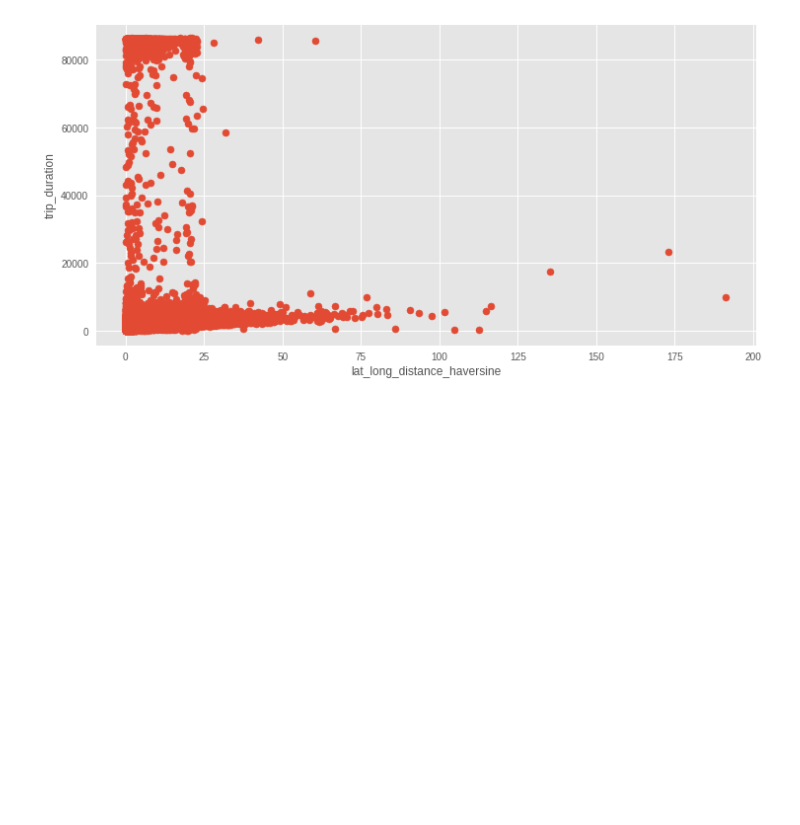
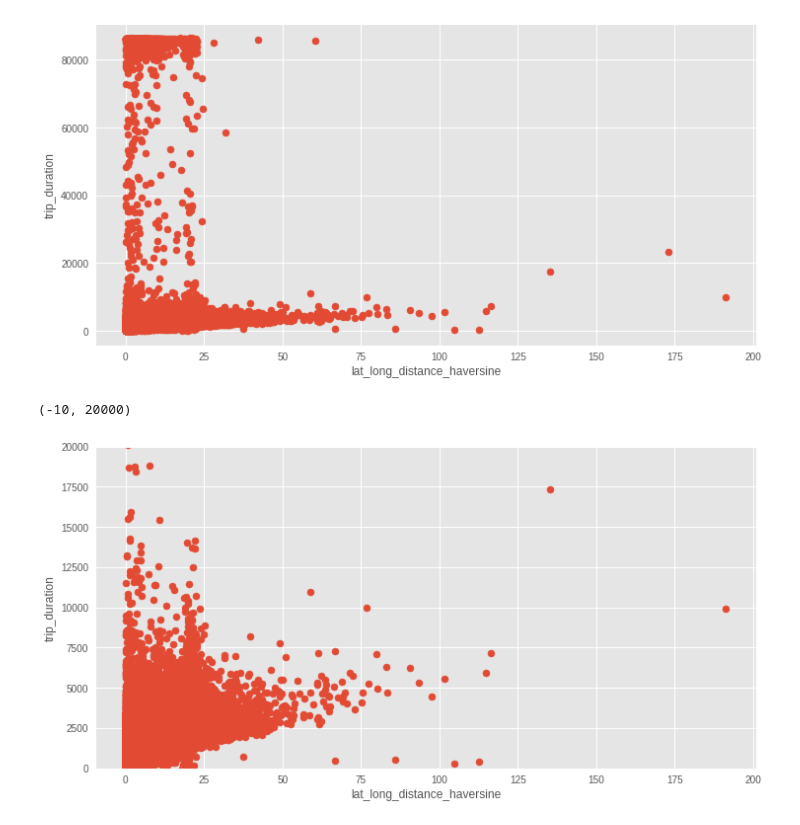
Before and after one commit to SunnyMarkLiu/Kaggle_NYC_Taxi_Trip_Duration, a Jupyter notebook: features/Feature Engineering.ipynb, the cells around one changed output. Saved outputs shown, nothing was run; the diff lists cells and outputs as text; code cells hidden in the pictures; blank space fills up the shorter version.

```diff
--- a/features/Feature Engineering.ipynb
+++ b/features/Feature Engineering.ipynb
@@ -200,3 +204,11 @@ plt.ylabel('trip_duration')
 # %% [output]
 <matplotlib.text.Text at 0x...>
 [figure]
+# %%
+plt.scatter(train['lat_long_distance_haversine'], train['trip_duration'])
+plt.xlabel('lat_long_distance_haversine')
+plt.ylabel('trip_duration')
+plt.ylim([-10, 20000])
+# %% [output]
+(-10, 20000)
+[figure, added]
```
Also changed, not shown: parts of 23 cells of this notebook, 2 other files.
